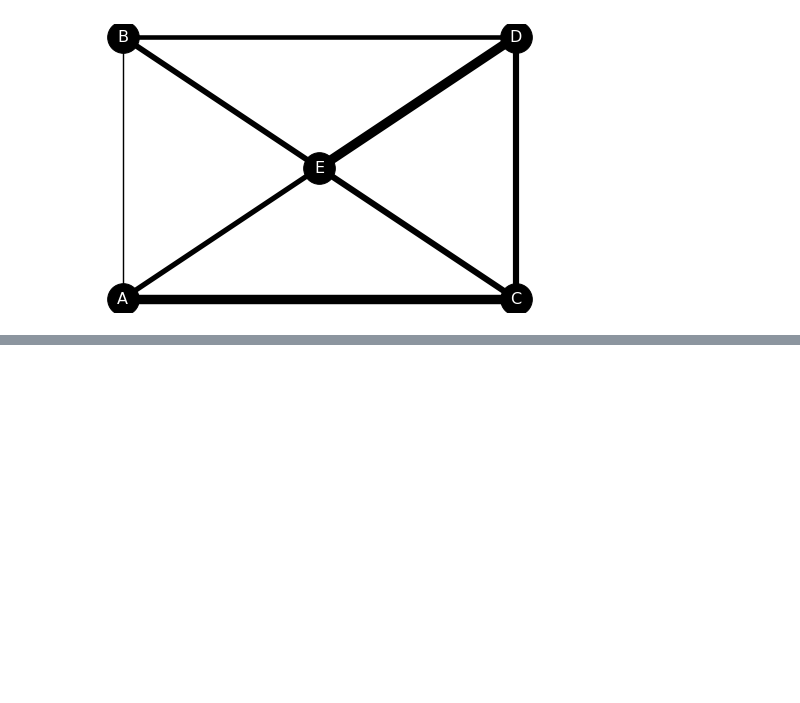
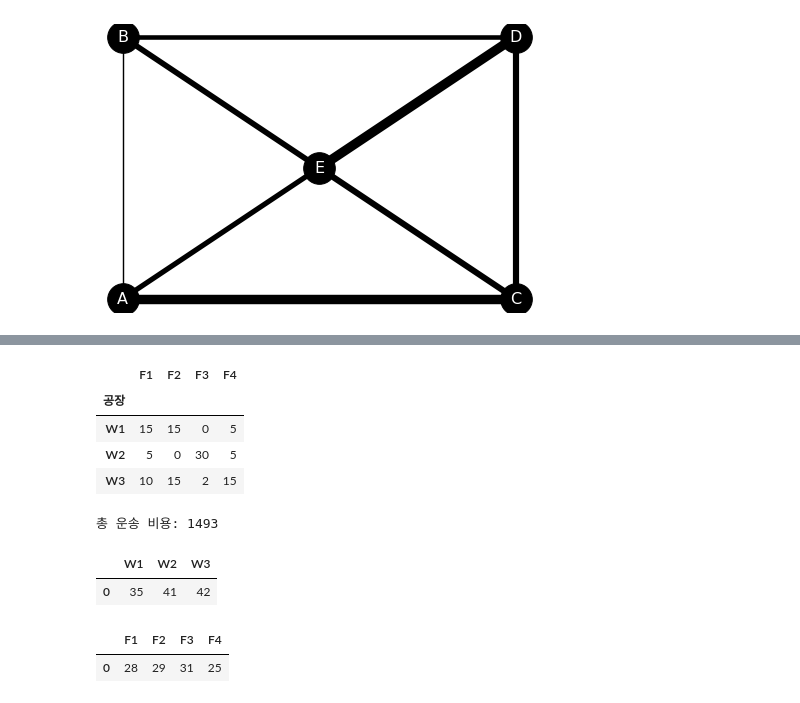
Before and after one commit to zeruel91/DataAnalysis, a Jupyter notebook: 물류의최적경로.ipynb, the cells around one changed output, grey strips where cells are left out. Drawn from its saved outputs; the diff is of its cells as text; code cells hidden in the pictures; blank space fills up the shorter version.

```diff
--- a/물류의최적경로.ipynb
+++ b/물류의최적경로.ipynb
@@ -336,0 +441,24 @@ nx.draw(G, pos, with_labels=True, font_size = 16, node_size=1000, node_color='k'
+# %%
+df_tr
+# %% [output]
+|  | F1 | F2 | F3 | F4 |
+| 공장 |  |  |  |  |
+| W1 | 15 | 15 | 0 | 5 |
+| W2 | 5 | 0 | 30 | 5 |
+| W3 | 10 | 15 | 2 | 15 |
+# %%
+def trans_cost(df_tr, df_tc):
+
+  cost = 0
+  for i in range(len(df_tc.index)) : #W1, W2, W3    3번
+    for j in range(len(df_tr.columns)) :  # F1	F2	F3	F4  4번
+      cost += df_tr.iloc[i][j] * df_tc.iloc[i][j]
+  return cost
+
+print("총 운송 비용: " + str(trans_cost(df_tr, df_tc)))
+
+
+# 운송비용 계산은 운송 경로의 운송량과 비용을 곱하고 전부 더해서 계산한다.
+# 현재 총 운송비용은 1493(만원)이다.
+# %% [output]
+총 운송 비용: 1493
@@ -336,0 +477,10 @@ nx.draw(G, pos, with_labels=True, font_size = 16, node_size=1000, node_color='k'
+# %%
+df_supply
+# %% [output]
+|  | W1 | W2 | W3 |
+| 0 | 35 | 41 | 42 |
+# %%
+df_demand
+# %% [output]
+|  | F1 | F2 | F3 | F4 |
+| 0 | 28 | 29 | 31 | 25 |
```
Also changed, not shown: parts of 25 cells of this notebook.
